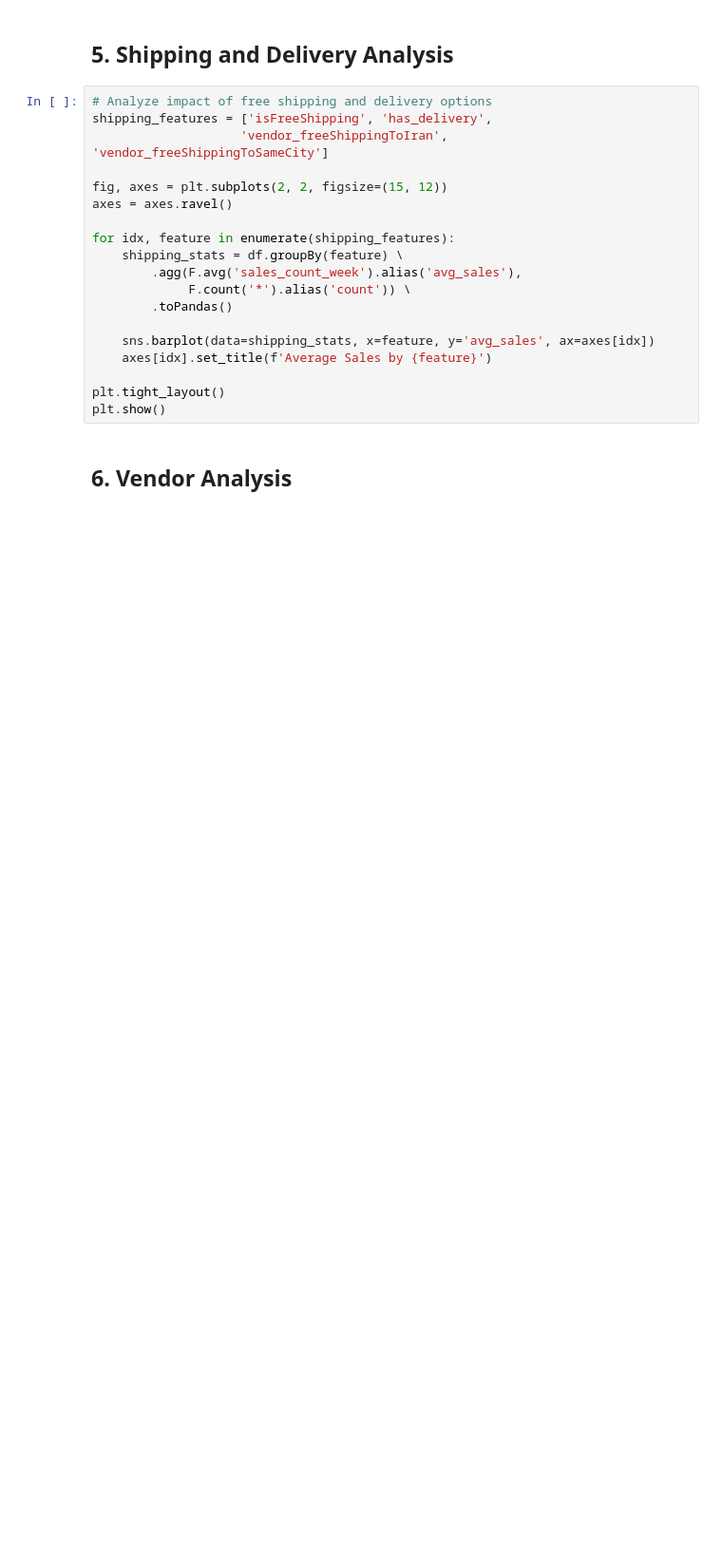
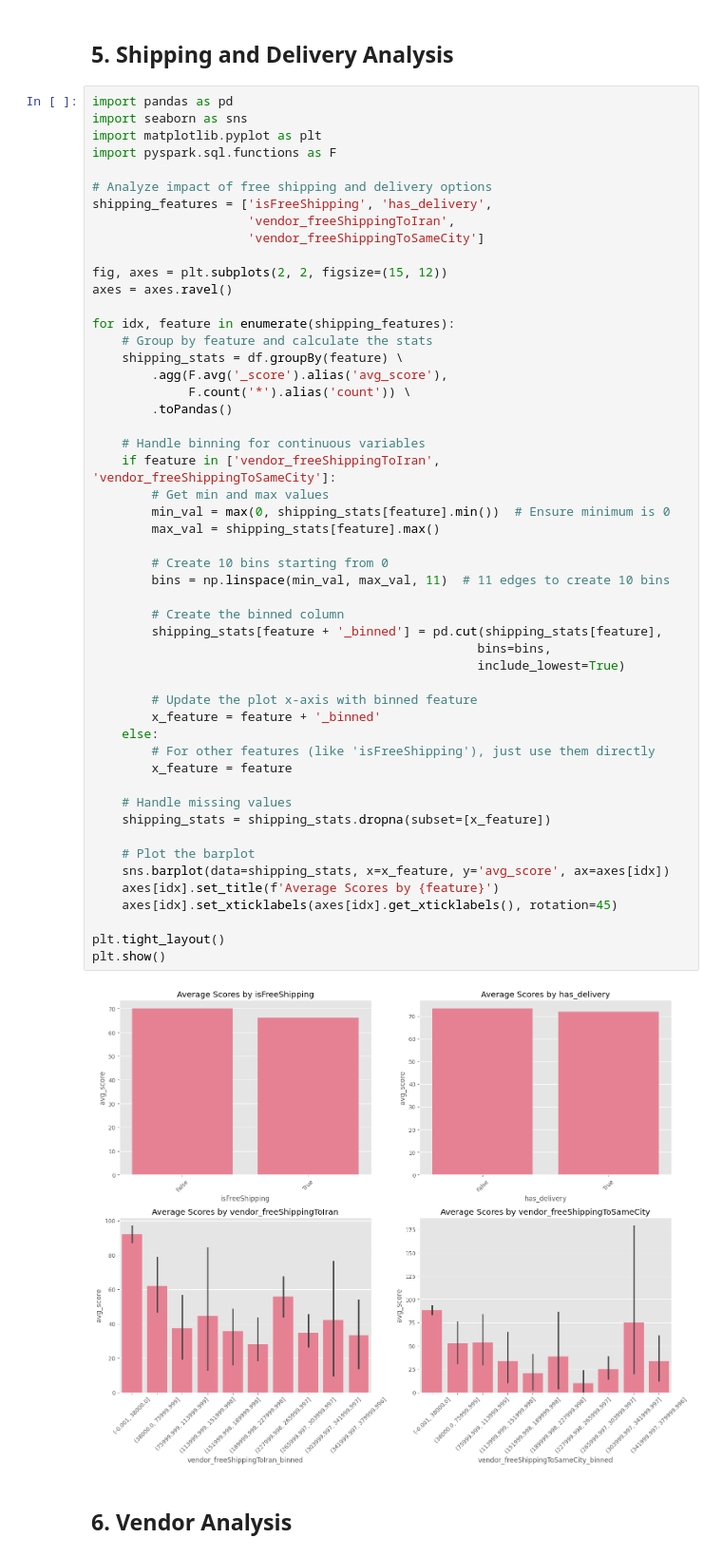
Before and after one commit to mou-code/big-data, a Jupyter notebook: notebooks/eda.ipynb, the cells around one changed output. Shown at 95% size. Cells and saved outputs as stored; diff of their text form; blank space fills up the shorter version.

```diff
--- a/notebooks/eda.ipynb
+++ b/notebooks/eda.ipynb
@@ -418,23 +599,57 @@ display(category_analysis.sort_values('avg_sales', ascending=False).head(10))
 # %% [markdown]
 ## 5. Shipping and Delivery Analysis
 # %%
+import pandas as pd
+import seaborn as sns
+import matplotlib.pyplot as plt
+import pyspark.sql.functions as F
+
 # Analyze impact of free shipping and delivery options
 shipping_features = ['isFreeShipping', 'has_delivery',
-                    'vendor_freeShippingToIran', 'vendor_freeShippingToSameCity']
+                     'vendor_freeShippingToIran',
+                     'vendor_freeShippingToSameCity']
 
 fig, axes = plt.subplots(2, 2, figsize=(15, 12))
 axes = axes.ravel()
 
 for idx, feature in enumerate(shipping_features):
+    # Group by feature and calculate the stats
     shipping_stats = df.groupBy(feature) \
-        .agg(F.avg('sales_count_week').alias('avg_sales'),
+        .agg(F.avg('_score').alias('avg_score'),
              F.count('*').alias('count')) \
         .toPandas()
 
-    sns.barplot(data=shipping_stats, x=feature, y='avg_sales', ax=axes[idx])
-    axes[idx].set_title(f'Average Sales by {feature}')
+    # Handle binning for continuous variables
+    if feature in ['vendor_freeShippingToIran', 'vendor_freeShippingToSameCity']:
+        # Get min and max values
+        min_val = max(0, shipping_stats[feature].min())  # Ensure minimum is 0
+        max_val = shipping_stats[feature].max()
+
+        # Create 10 bins starting from 0
+        bins = np.linspace(min_val, max_val, 11)  # 11 edges to create 10 bins
+
+        # Create the binned column
+        shipping_stats[feature + '_binned'] = pd.cut(shipping_stats[feature],
+                                                    bins=bins,
+                                                    include_lowest=True)
+
+        # Update the plot x-axis with binned feature
+        x_feature = feature + '_binned'
+    else:
+        # For other features (like 'isFreeShipping'), just use them directly
+        x_feature = feature
+
+    # Handle missing values
+    shipping_stats = shipping_stats.dropna(subset=[x_feature])
+
+    # Plot the barplot
+    sns.barplot(data=shipping_stats, x=x_feature, y='avg_score', ax=axes[idx])
+    axes[idx].set_title(f'Average Scores by {feature}')
+    axes[idx].set_xticklabels(axes[idx].get_xticklabels(), rotation=45)
 
 plt.tight_layout()
 plt.show()
+# %% [output]
+[figure, added]
 # %% [markdown]
 ## 6. Vendor Analysis
```
Also changed, not shown: parts of 17 cells of this notebook.
